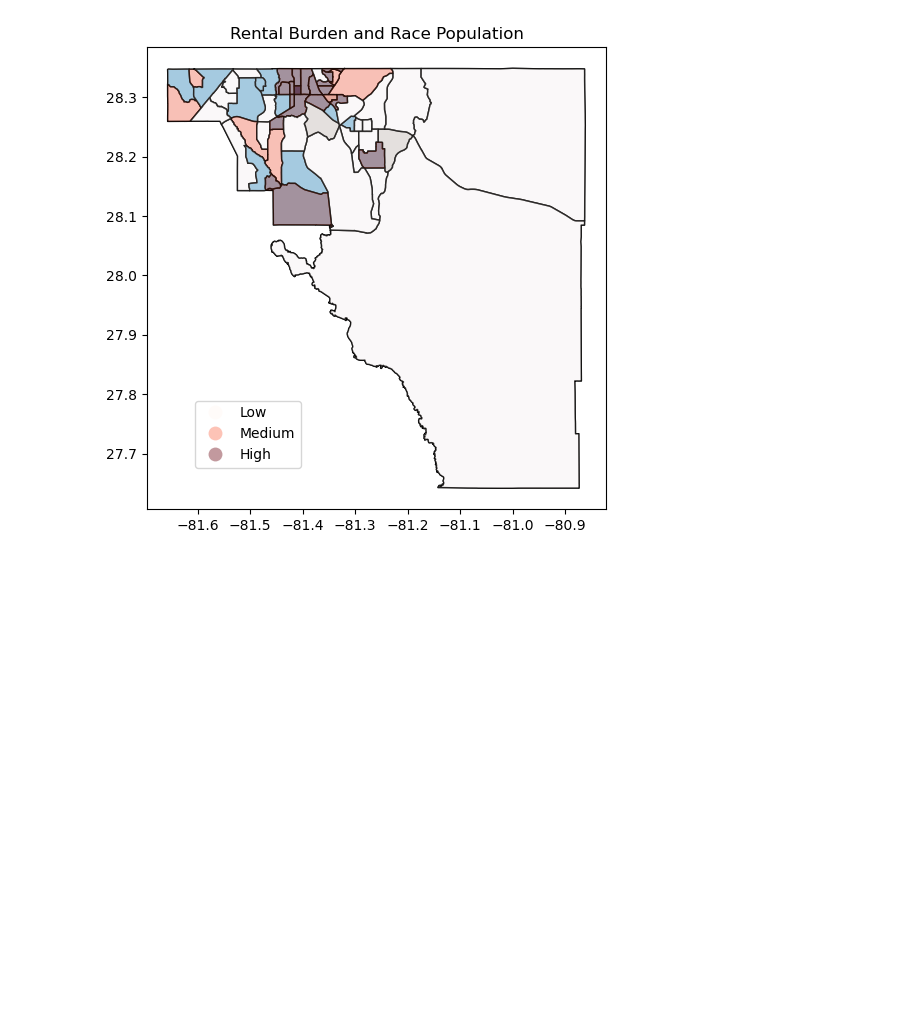
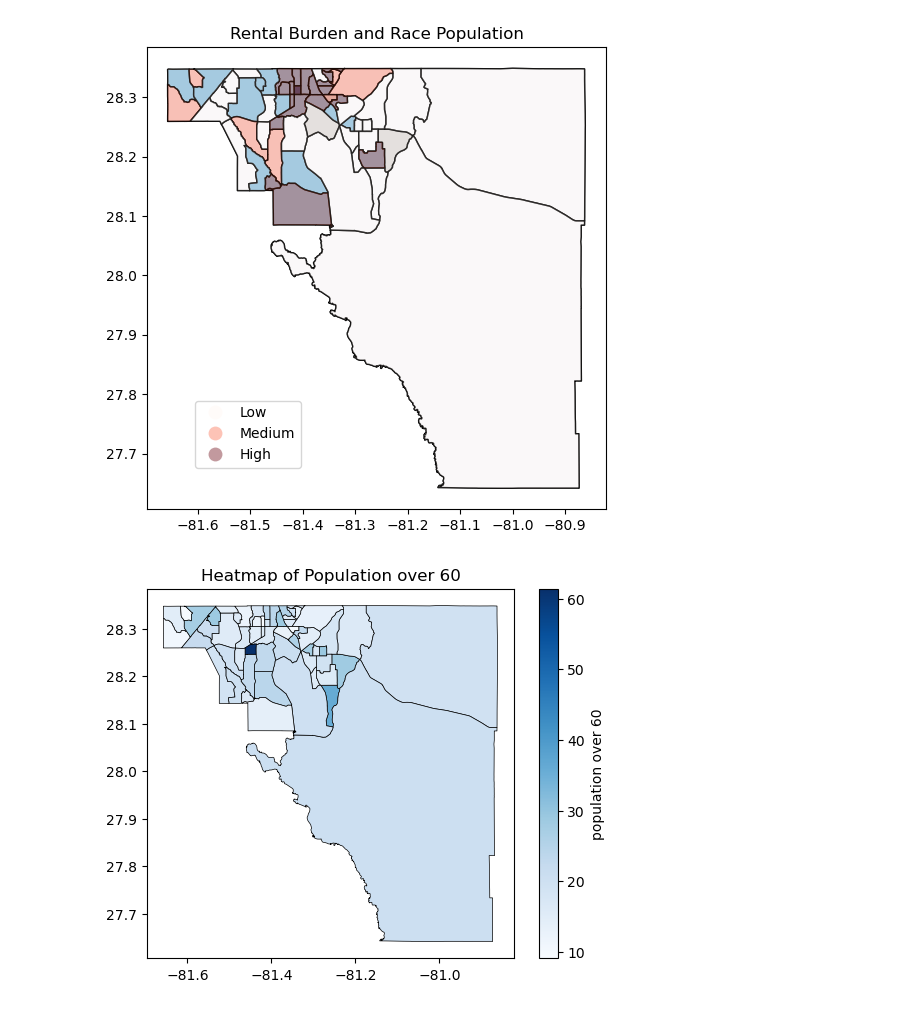
Before and after one commit to datakind/datakit-housing-fall-2024, a Jupyter notebook: challenge-2/FL/osceola_county.ipynb, the cells around one changed output. Drawn from its saved outputs; the diff is of its cells as text; code cells hidden in the pictures; blank space fills up the shorter version.

```diff
--- a/challenge-2/FL/osceola_county.ipynb
+++ b/challenge-2/FL/osceola_county.ipynb
@@ -235,3 +267,13 @@ for race_col in racial_columns:
 [figure]
 [figure]
 [figure]
+# %%
+# Plot a heatmap for population over 60
+gdf.plot(column='pop_pct_60plus_est', cmap='Blues', linewidth=0.5, legend=True,
+         legend_kwds={'label': "population over 60", 'orientation': "vertical"},
+         missing_kwds={'color': 'lightcoral', 'label': 'Missing Data'}, edgecolor='black')
+
+plt.title("Heatmap of Population over 60")
+plt.show()
+# %% [output]
+[figure, added]
```
Also changed, not shown: parts of 19 cells of this notebook.
